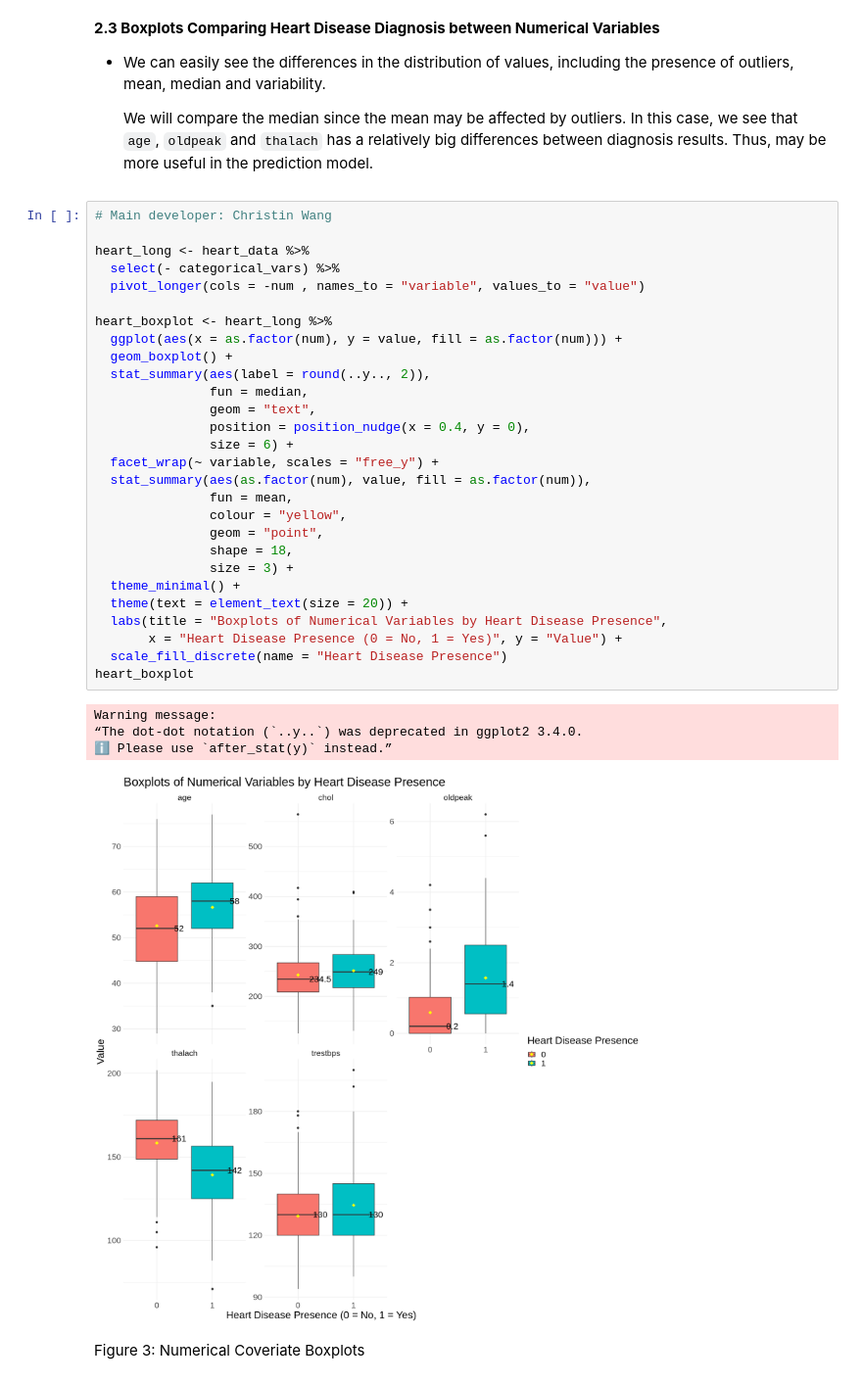
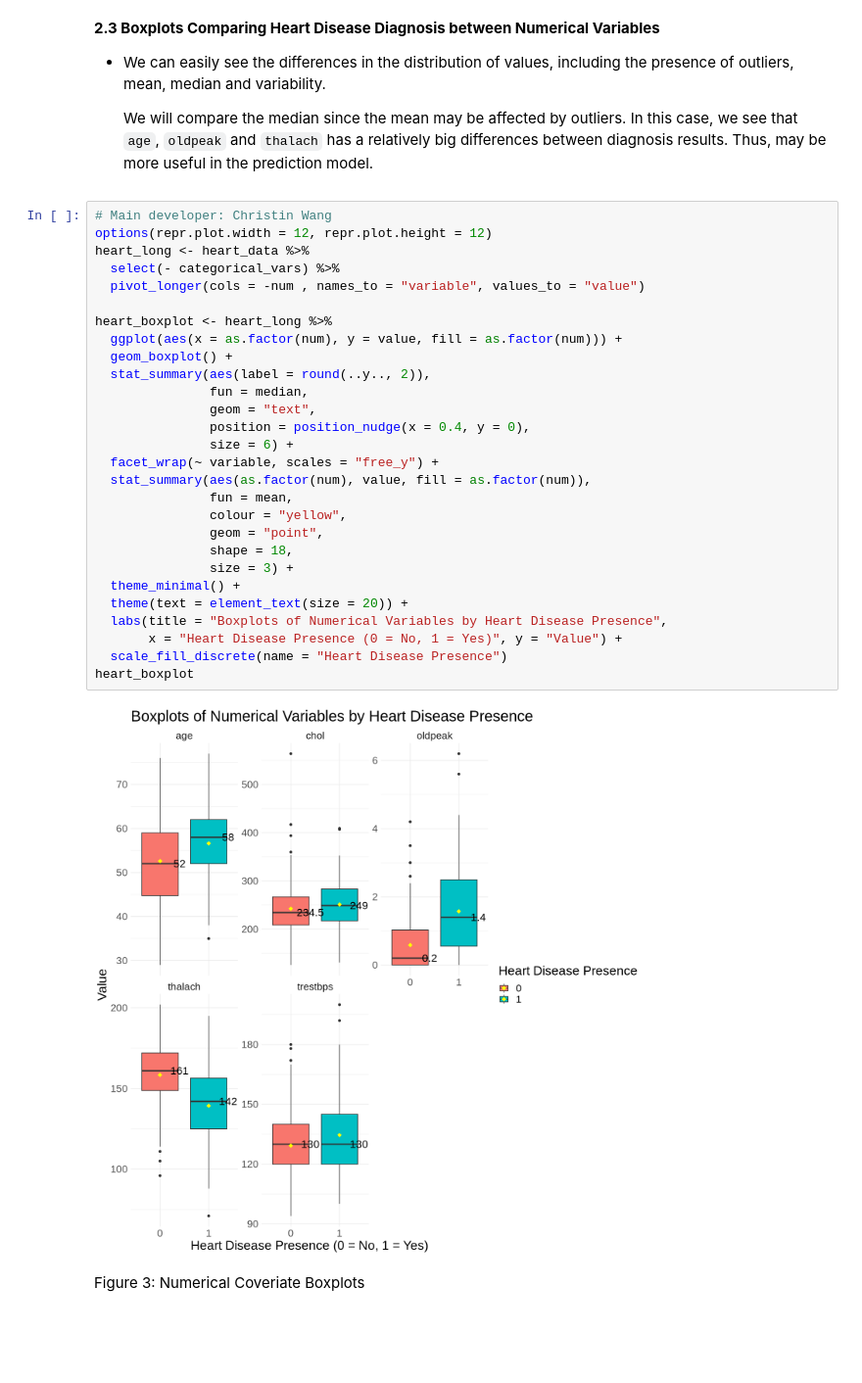
Before and after one commit to Speculatorrr/Group-STAT301, a Jupyter notebook: GROUP10.ipynb, the cells around one changed output. Shown at 98% size. Cells and saved outputs as stored; diff of their text form; blank space fills up the shorter version.

```diff
--- a/GROUP10.ipynb
+++ b/GROUP10.ipynb
@@ -234,37 +202,34 @@ Figure 2: Correlation Matrix
     In this case, we see that `age`, `oldpeak` and `thalach` has a relatively big differences between diagnosis results. Thus, may be more useful in the prediction model.
 # %%
 # Main developer: Christin Wang
-
+options(repr.plot.width = 12, repr.plot.height = 12)
 heart_long <- heart_data %>%
   select(- categorical_vars) %>%
   pivot_longer(cols = -num , names_to = "variable", values_to = "value")
 
 heart_boxplot <- heart_long %>%
   ggplot(aes(x = as.factor(num), y = value, fill = as.factor(num))) +
   geom_boxplot() +
   stat_summary(aes(label = round(..y.., 2)),
                fun = median,
                geom = "text",
                position = position_nudge(x = 0.4, y = 0),
                size = 6) +
   facet_wrap(~ variable, scales = "free_y") +
   stat_summary(aes(as.factor(num), value, fill = as.factor(num)),
                fun = mean,
                colour = "yellow",
                geom = "point",
                shape = 18,
                size = 3) +
   theme_minimal() +
   theme(text = element_text(size = 20)) +
   labs(title = "Boxplots of Numerical Variables by Heart Disease Presence",
        x = "Heart Disease Presence (0 = No, 1 = Yes)", y = "Value") +
   scale_fill_discrete(name = "Heart Disease Presence")
 heart_boxplot
 # %% [output]
-Warning message:
-“The dot-dot notation (`..y..`) was deprecated in ggplot2 3.4.0.
-ℹ Please use `after_stat(y)` instead.”
-[figure, old version]
+[figure, new version]
 # %% [markdown]
 Figure 3: Numerical Coveriate Boxplots
 # %% [markdown]
```
Also changed, not shown: parts of 17 cells of this notebook.
